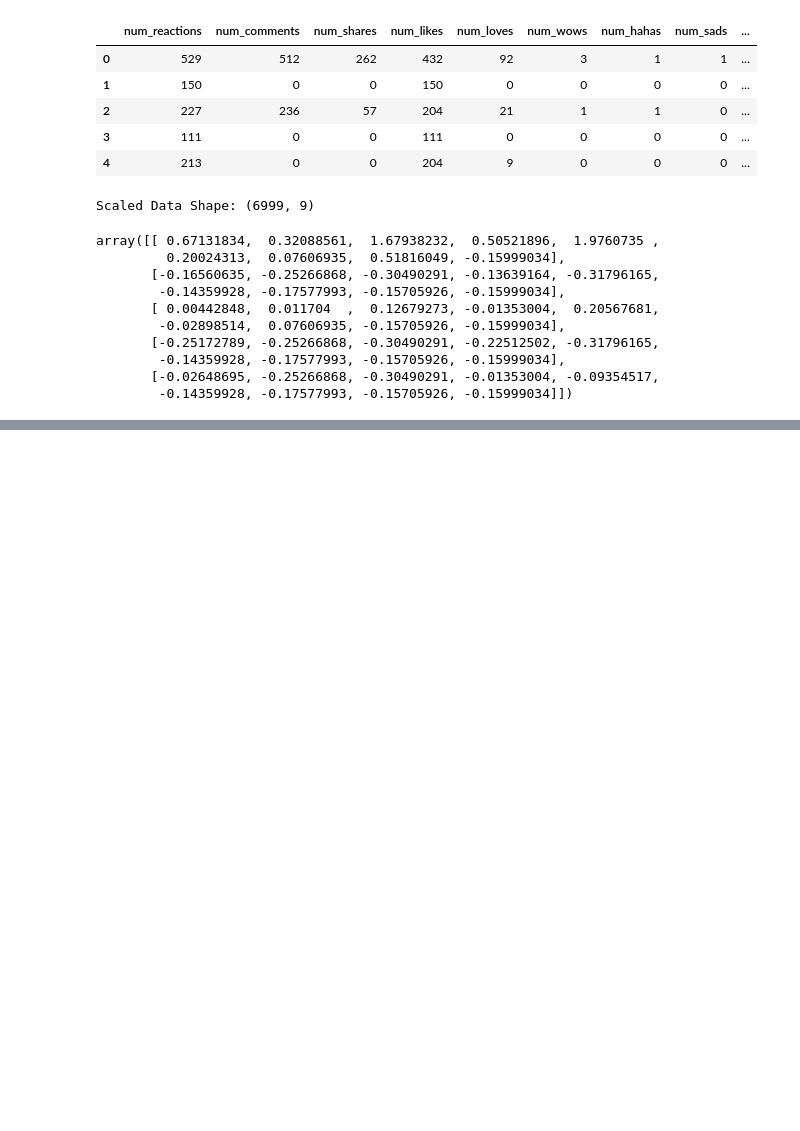
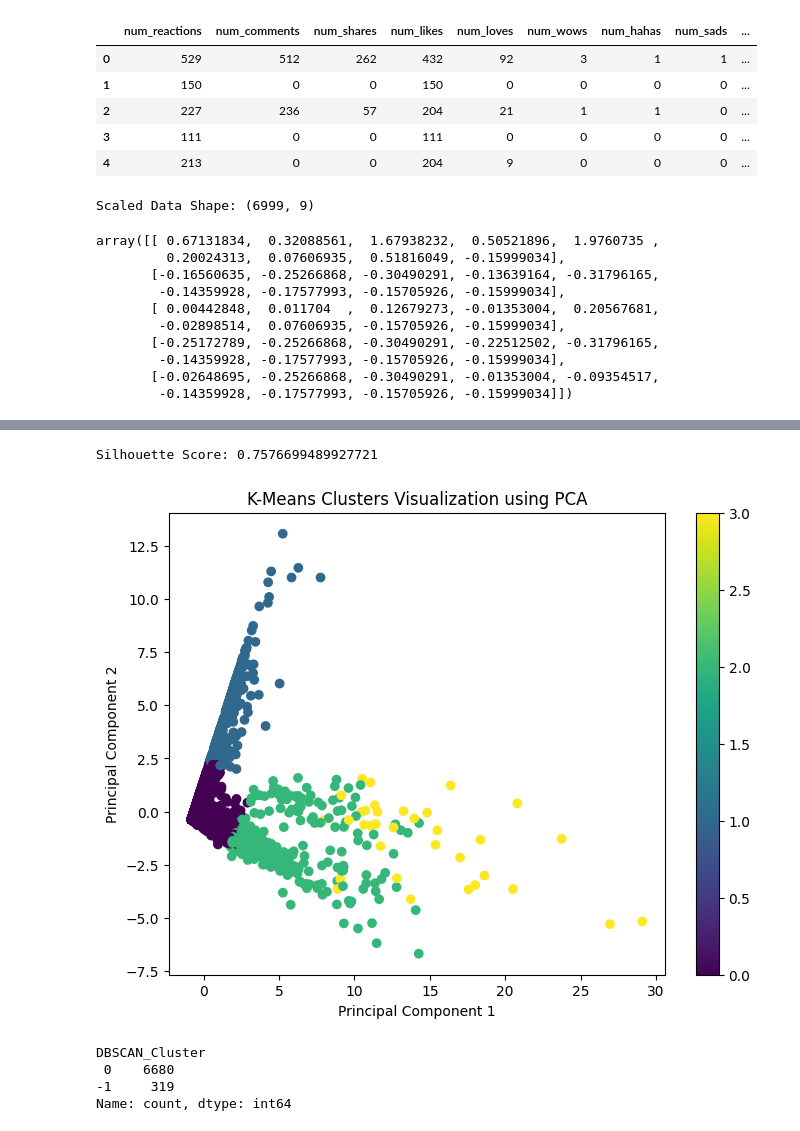
Before and after one commit to Rudra-pointer/pyml, a Jupyter notebook: project/project.ipynb, the cells around one changed output, grey strips where cells are left out. Drawn from its saved outputs; the diff is of its cells as text; code cells hidden in the pictures; blank space fills up the shorter version.

```diff
--- a/project/project.ipynb
+++ b/project/project.ipynb
@@ -456,0 +536,68 @@ array([[ 0.67131834,  0.32088561,  1.67938232,  0.50521896,  1.9760735 ,
+# %%
+# Step 25: Silhouette Score
+
+score = silhouette_score(
+    X_scaled,
+    clusters
+)
+
+print("Silhouette Score:", score)
+
+# Observation:
+# A silhouette score of 0.7577 indicates good cluster separation.
+# %% [output]
+Silhouette Score: 0.7576699489927721
+# %%
+# Step 26: PCA Visualization
+
+from sklearn.decomposition import PCA
+
+pca = PCA(n_components=2)
+
+X_pca = pca.fit_transform(X_scaled)
+
+plt.figure(figsize=(8,6))
+
+scatter = plt.scatter(
+    X_pca[:,0],
+    X_pca[:,1],
+    c=clusters,
+    cmap='viridis'
+)
+
+plt.title("K-Means Clusters Visualization using PCA")
+
+plt.xlabel("Principal Component 1")
+plt.ylabel("Principal Component 2")
+
+plt.colorbar(scatter)
+
+plt.show()
+
+# Observation:
+# PCA visualization confirms that clusters are reasonably separated.
+# %% [output]
+[figure, added]
+# %%
+# Step 27: Apply DBSCAN
+
+from sklearn.cluster import DBSCAN
+
+dbscan = DBSCAN(
+    eps=1.5,
+    min_samples=10
+)
+
+dbscan_clusters = dbscan.fit_predict(X_scaled)
+
+df['DBSCAN_Cluster'] = dbscan_clusters
+
+print(df['DBSCAN_Cluster'].value_counts())
+
+# Observation:
+# DBSCAN identifies dense regions and noise points.
+# %% [output]
+DBSCAN_Cluster
+ 0    6680
+-1     319
+Name: count, dtype: int64
```
Also changed, not shown: parts of 9 cells of this notebook.
